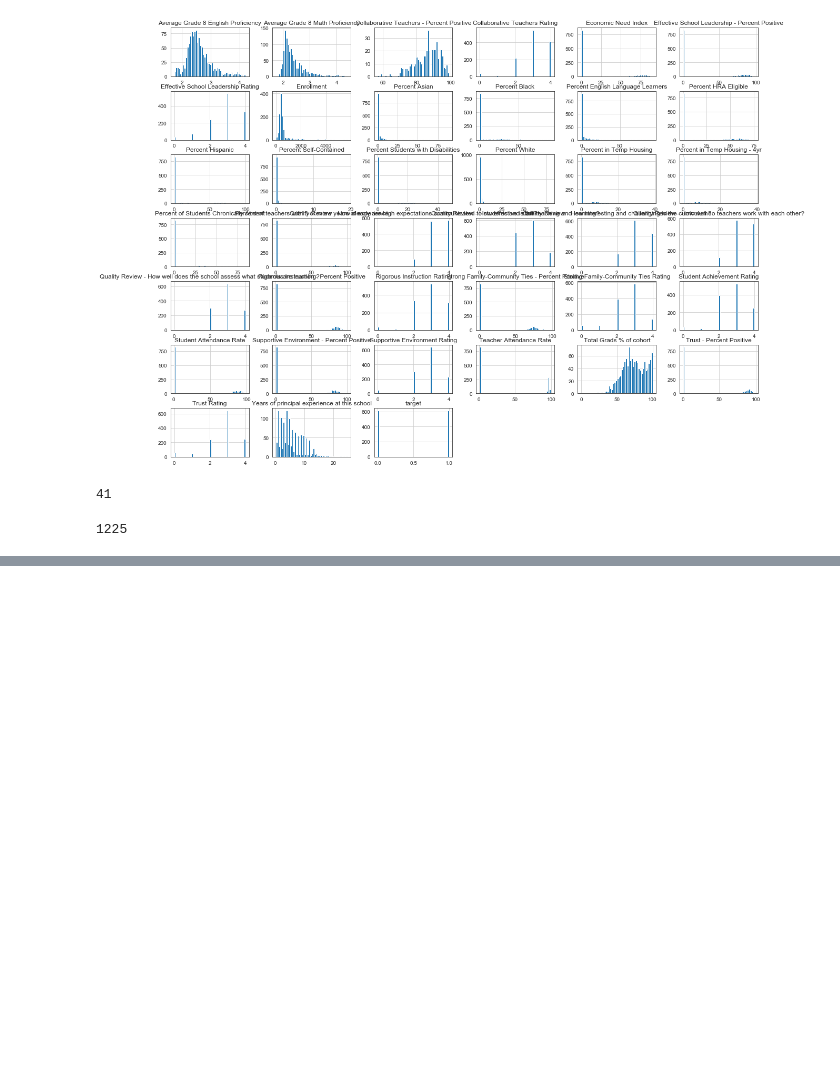
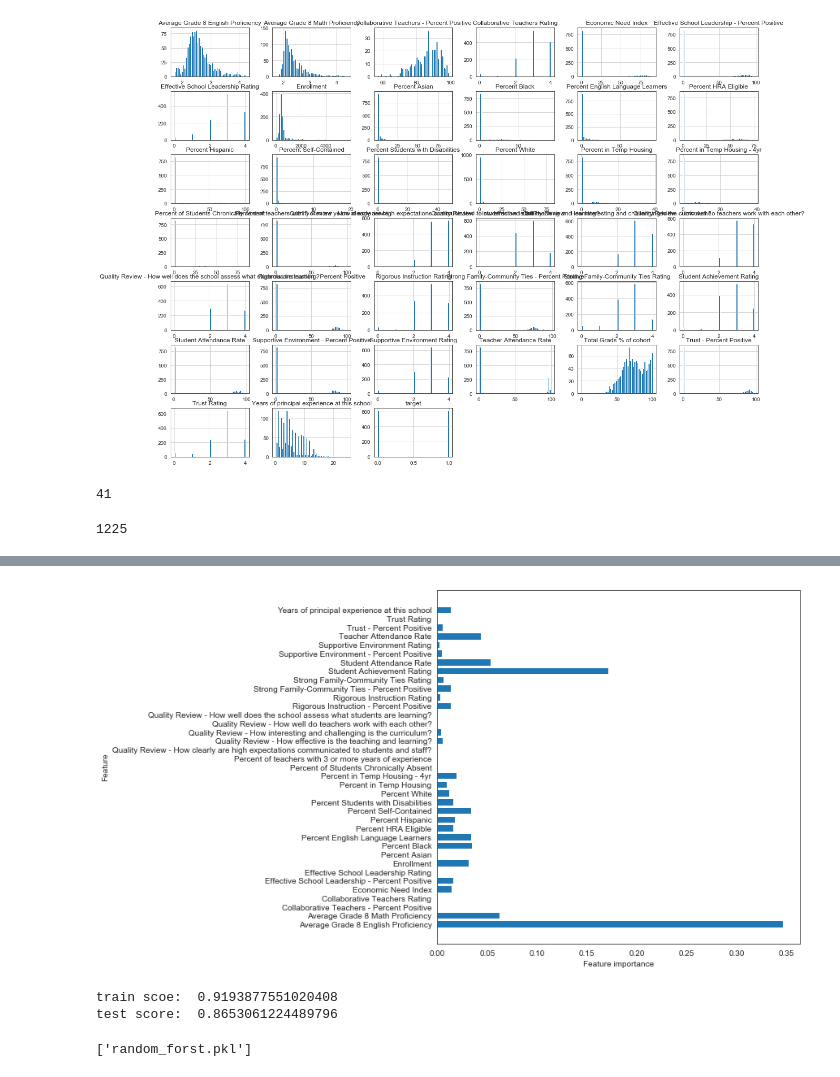
Before and after one commit to markabrennan/NYC-HS-Success, a Jupyter notebook: Prelim-EDA.ipynb, the cells around one changed output, grey strips where cells are left out. Drawn from its saved outputs; the diff is of its cells as text; code cells hidden in the pictures; blank space fills up the shorter version.

```diff
--- a/Prelim-EDA.ipynb
+++ b/Prelim-EDA.ipynb
@@ -1175,3 +1208,7 @@ len(X_all.columns)
+# %%
+X_all = df_all.drop(['target','Total Grads % of cohort', 'ID', 'School Name_x', 'Unnamed: 0'], axis=1).copy()
+# %%
+Y_all = df_all['target']
 # %%
 X_train, X_test, y_train, y_test = train_test_split(X_all, Y_all, test_size = 0.2, random_state = 42)
 # %%
@@ -1178,0 +1231,19 @@ X_train
+# %%
+##
+## To a "dummy" test to get a baseline!
+##
+def print_metrics(test, preds):
+    print("Precision Score: {}".format(precision_score(test, preds)))
+    print("Recall Score: {}".format(recall_score(test, preds)))
+    print("Accuracy Score: {}".format(accuracy_score(test, preds)))
+    print("F1 Score: {}".format(f1_score(test, preds)))
+
+# Fitting and training the dummy
+dummy = DummyClassifier(strategy='most_frequent')
+dummy.fit(X_train, y_train)
+
+# Dummy predictions
+dum_pred = dummy.predict(X_test)
+
+#Printing out results
+print_metrics(y_test, dum_pred)
@@ -1178,0 +1268,7 @@ X_train
+# %%
+##
+## Start with Decison GTree
+##
+clf = DecisionTreeClassifier(criterion='entropy')
+clf.fit(X_train,y_train)
+y_pred = clf.predict(X_test)
@@ -1178,0 +1343,30 @@ X_train
+# %%
+def plot_feature_importances(model, data_train):
+    n_features = data_train.shape[1]
+    plt.figure(figsize=(8,8))
+    plt.barh(range(n_features), model.feature_importances_, align='center')
+    plt.yticks(np.arange(n_features), data_train.columns.values)
+    plt.xlabel("Feature importance")
+    plt.ylabel("Feature")
+
+plot_feature_importances(clf, X_train)
+# %% [output]
+[figure, added]
+# %%
+##
+## Random Forest
+##
+forest = RandomForestClassifier(n_estimators=100, max_depth= 5)
+forest.fit(X_train, y_train)
+print('train scoe: ', forest.score(X_train, y_train))
+print('test score: ', forest.score(X_test, y_test))
+# %% [output]
+train scoe:  0.9193877551020408
+test score:  0.8653061224489796
+# %%
+##
+## Random Forest was even better, so save it
+##
+joblib.dump(forest, 'random_forst.pkl')
+# %% [output]
+['random_forst.pkl']
```
Also changed, not shown: parts of 32 cells of this notebook, 4 other files.
